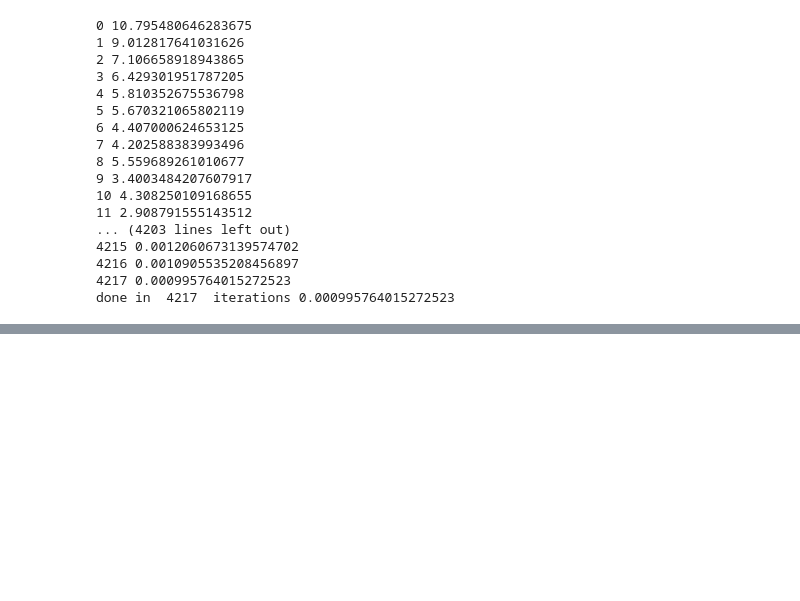
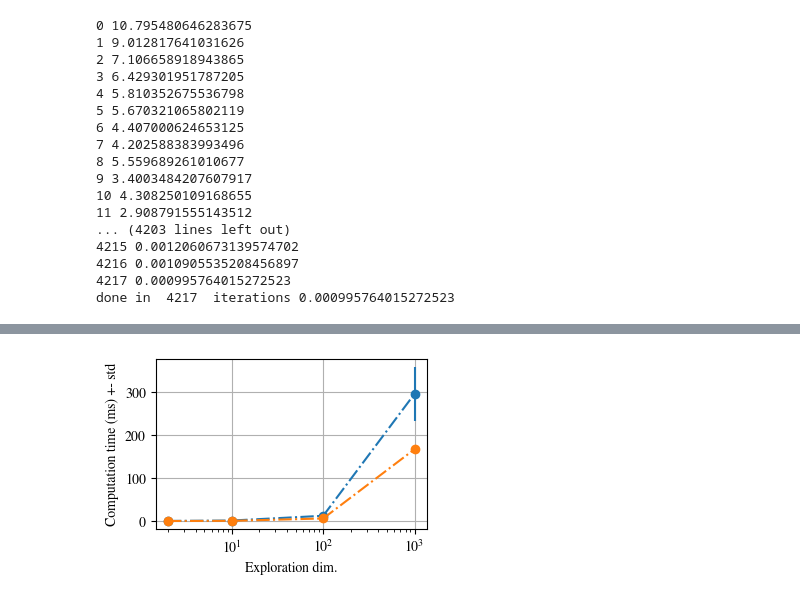
Before and after one commit to i-abr/ergodic_mmd, a Jupyter notebook: notebooks/planar_search.ipynb, the cells around one changed output, grey strips where cells are left out. Saved outputs shown, nothing was run; the diff lists cells and outputs as text; code cells hidden in the pictures; blank space fills up the shorter version.

```diff
--- a/notebooks/planar_search.ipynb
+++ b/notebooks/planar_search.ipynb
@@ -330,0 +665,16 @@ plt.savefig('../figures/kernel_methods_comparison.svg')
+# %%
+plt.rcParams["font.family"] = "freeserif"
+plt.figure(figsize=(3.5,2.2))
+
+plt.errorbar(n_dims, np.array(log['emmd']['mean'])*1e3, yerr=np.array(log['emmd']['std'])*1e3, fmt='-.o')
+plt.errorbar(n_dims, np.array(log['fast_kernel']['mean'])*1e3, yerr=np.array(log['fast_kernel']['std'])*1e3, fmt='-.o')
+
+plt.xscale("log")
+
+plt.grid()
+plt.xlabel("Exploration dim.")
+plt.ylabel("Computation time (ms) +- std")
+# plt.legend()
+plt.savefig('emmd_state_dim_scale.svg')
+# %% [output]
+[figure, added]
```
Also changed, not shown: parts of 20 cells of this notebook, 13 other files.
